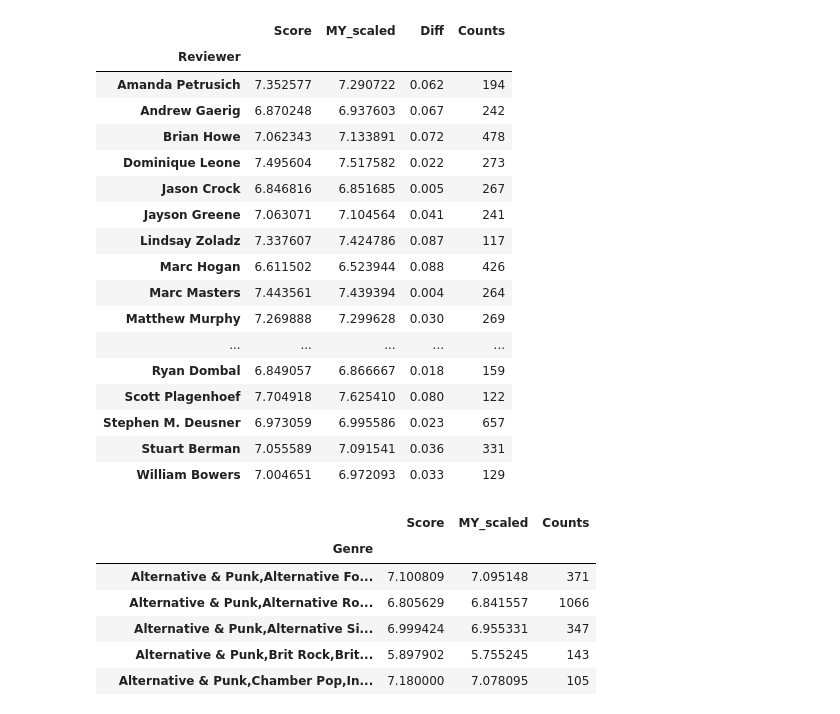
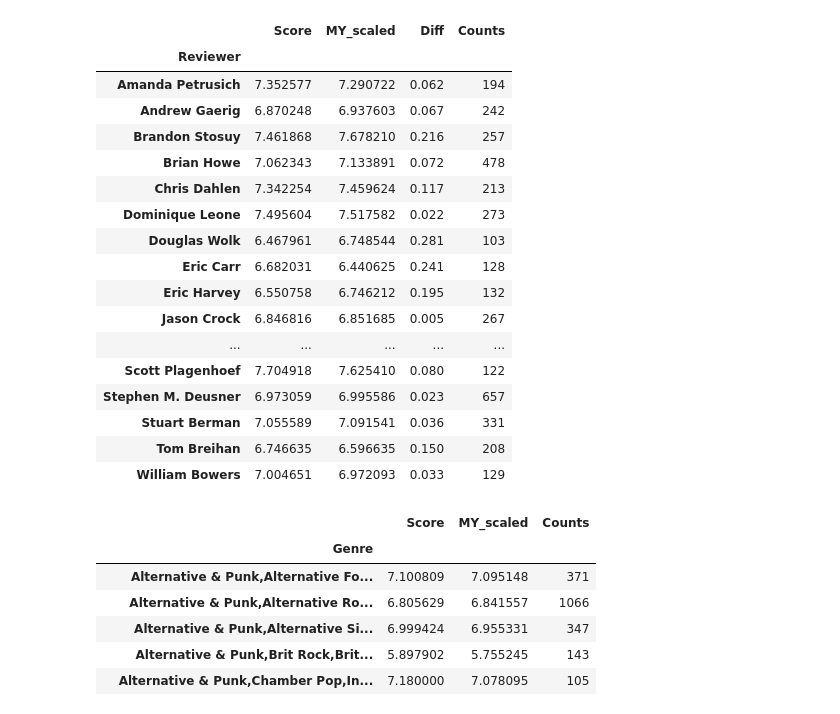
Before and after one commit to dsaber/pitchfork-hidden-gems, a Jupyter notebook: model/clustering_validation.ipynb, the cells around one changed output. Drawn from its saved outputs; the diff is of its cells as text; code cells hidden in the pictures.

```diff
--- a/model/clustering_validation.ipynb
+++ b/model/clustering_validation.ipynb
@@ -42,32 +42,32 @@ df.head()
 # %%
 # Answering the question... Are we simply reordering reviews based on reviewer?
 # Thankfully, the answer is usually no (the outliers - defined as absolute difference of 0.3 or greater -
 # among reviewers with more than 100 reviews include Adam Moerder, Andy Beta, Grayson Currin
 # and Zach Kelly (out of 46 such reviewers)
 
 df_reviewer = df[['Score', 'MY_scaled']].groupby(df['Reviewer']).mean()
 df_reviewer['Diff'] = np.round(np.abs(df_reviewer['Score'] - df_reviewer['MY_scaled']), 3)
 df_reviewer['Counts'] = df['Album'].groupby(df['Reviewer']).count()
 df_important = df_reviewer[df_reviewer['Counts'] > 100]
-df_important[df_important['Diff'] < .1]
+df_important[df_important['Diff'] < .3]
 # %% [output]
 |  | Score | MY_scaled | Diff | Counts |
 | Reviewer |  |  |  |  |
 | Amanda Petrusich | 7.352577 | 7.290722 | 0.062 | 194 |
 | Andrew Gaerig | 6.870248 | 6.937603 | 0.067 | 242 |
+| Brandon Stosuy | 7.461868 | 7.678210 | 0.216 | 257 |
 | Brian Howe | 7.062343 | 7.133891 | 0.072 | 478 |
+| Chris Dahlen | 7.342254 | 7.459624 | 0.117 | 213 |
 | Dominique Leone | 7.495604 | 7.517582 | 0.022 | 273 |
+| Douglas Wolk | 6.467961 | 6.748544 | 0.281 | 103 |
+| Eric Carr | 6.682031 | 6.440625 | 0.241 | 128 |
+| Eric Harvey | 6.550758 | 6.746212 | 0.195 | 132 |
 | Jason Crock | 6.846816 | 6.851685 | 0.005 | 267 |
-| Jayson Greene | 7.063071 | 7.104564 | 0.041 | 241 |
-| Lindsay Zoladz | 7.337607 | 7.424786 | 0.087 | 117 |
-| Marc Hogan | 6.611502 | 6.523944 | 0.088 | 426 |
-| Marc Masters | 7.443561 | 7.439394 | 0.004 | 264 |
-| Matthew Murphy | 7.269888 | 7.299628 | 0.030 | 269 |
 | ... | ... | ... | ... | ... |
-| Ryan Dombal | 6.849057 | 6.866667 | 0.018 | 159 |
 | Scott Plagenhoef | 7.704918 | 7.625410 | 0.080 | 122 |
 | Stephen M. Deusner | 6.973059 | 6.995586 | 0.023 | 657 |
 | Stuart Berman | 7.055589 | 7.091541 | 0.036 | 331 |
+| Tom Breihan | 6.746635 | 6.596635 | 0.150 | 208 |
 | William Bowers | 7.004651 | 6.972093 | 0.033 | 129 |
 # %%
 # same analysis with genre -- all clear
```
Also changed, not shown: 5 other files.
